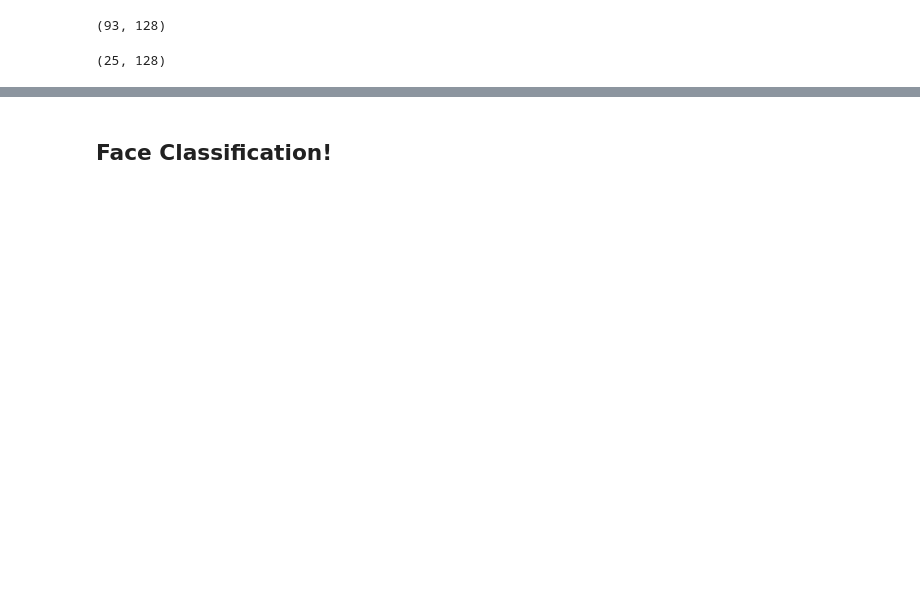
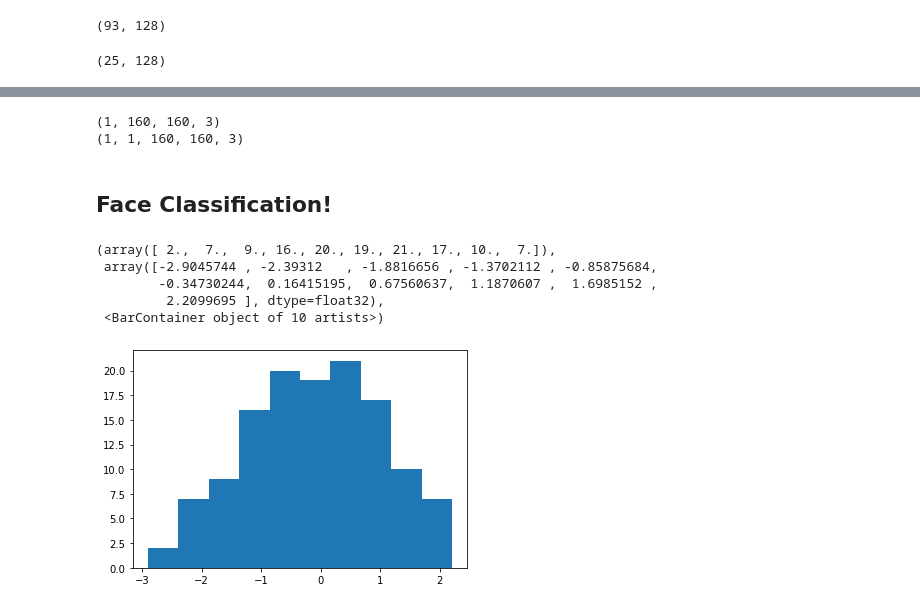
Before and after one commit to santoshgopane/FaceNet-model-using-Tensorflow-and-Keras, a Jupyter notebook: FaceNet Model Implementation.ipynb, the cells around one changed output, grey strips where cells are left out. Saved outputs shown, nothing was run; the diff lists cells and outputs as text; code cells hidden in the pictures; blank space fills up the shorter version.

```diff
--- a/FaceNet Model Implementation.ipynb
+++ b/FaceNet Model Implementation.ipynb
@@ -255,0 +283,3 @@ print(new_testx.shape)
+# %%
+all_data = load('Embedded Data.npz')
+x_train1,y_train1,x_test1, y_test1  = all_data['arr_0'],all_data['arr_1'],all_data['arr_2'],all_data['arr_3']
@@ -256,2 +318,9 @@ print(new_testx.shape)
+# %%
+# Both works the same
+print(test2.reshape(1,160,160,3).shape)
+print(expand_dims(test2,axis=0).shape)
+# %% [output]
+(1, 160, 160, 3)
+(1, 1, 160, 160, 3)
 # %% [markdown]
 ## Face Classification!
@@ -257,0 +337,11 @@ print(new_testx.shape)
+# %%
+# Spot the difference betweem below graphs (X-Axis)
+# 1. Without Normalize
+plt.hist(x_train1[0])
+# %% [output]
+(array([ 2.,  7.,  9., 16., 20., 19., 21., 17., 10.,  7.]),
+ array([-2.9045744 , -2.39312   , -1.8816656 , -1.3702112 , -0.85875684,
+        -0.34730244,  0.16415195,  0.67560637,  1.1870607 ,  1.6985152 ,
+         2.2099695 ], dtype=float32),
+ <BarContainer object of 10 artists>)
+[figure, added]
```
Also changed, not shown: parts of 19 cells of this notebook.
